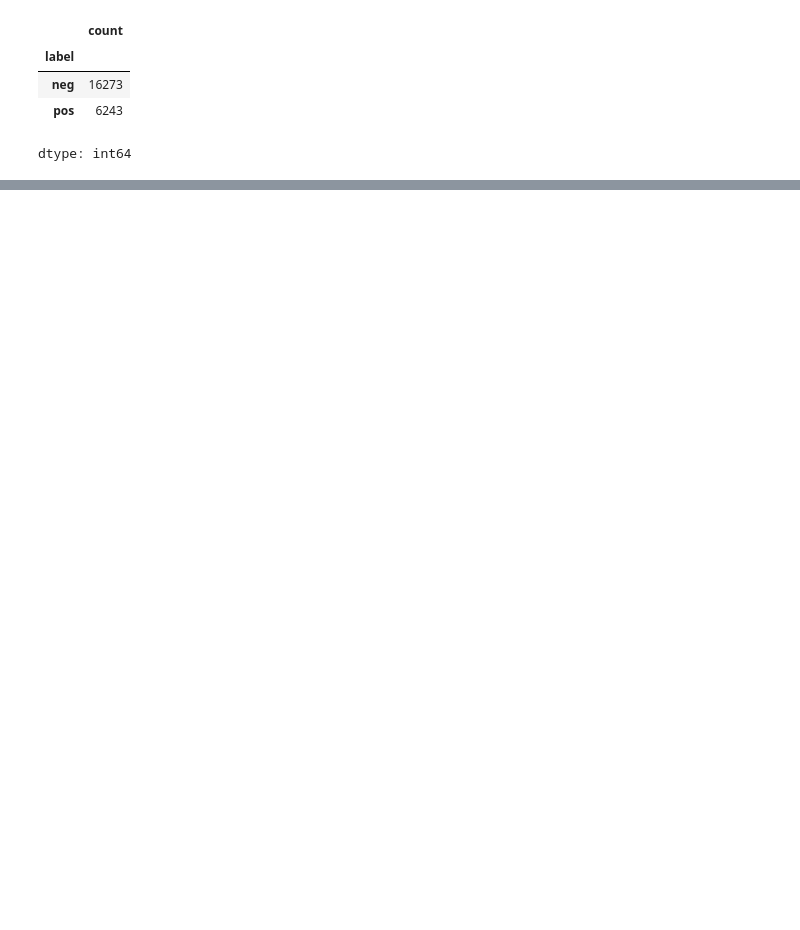
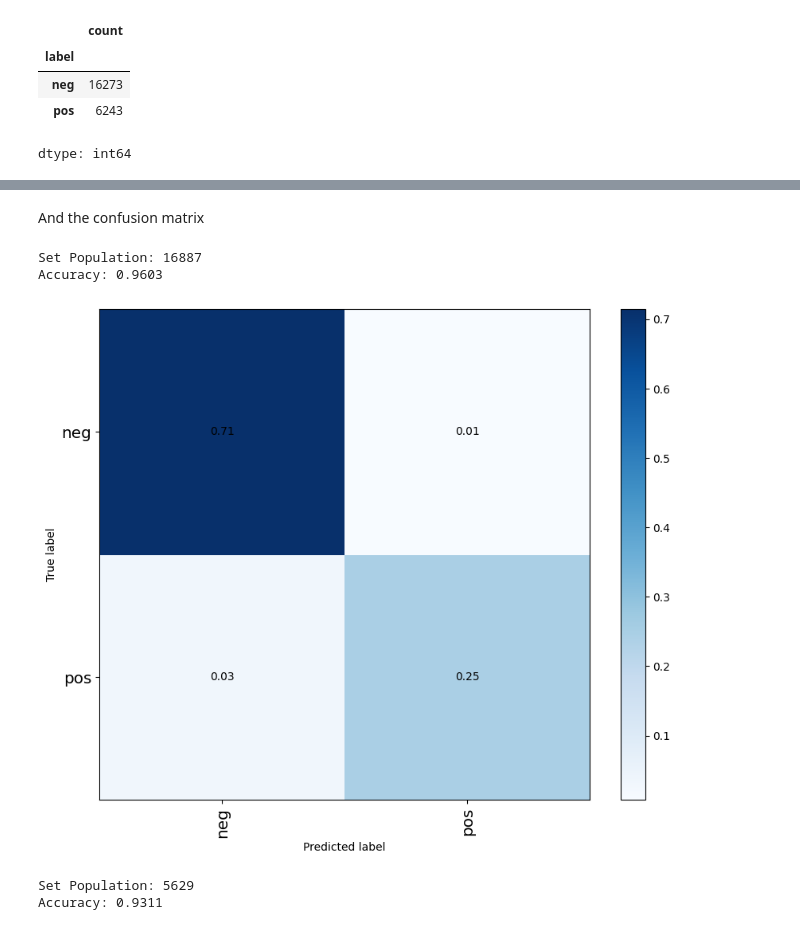
Before and after one commit to miam-bonbon/assignment-adv-nlp, a Jupyter notebook: adv_nlp_assignment_mh_03_baseline_model.ipynb, the cells around one changed output, grey strips where cells are left out. Drawn from its saved outputs; the diff is of its cells as text; code cells hidden in the pictures; blank space fills up the shorter version.

Commit message:
including first predictions and analytics

```diff
--- a/adv_nlp_assignment_mh_03_baseline_model.ipynb
+++ b/adv_nlp_assignment_mh_03_baseline_model.ipynb
@@ -63,7 +62,0 @@ Remove neutral sentiments, since we classify binary
-# %%
-# remove all neutral sentimens
-data = data.loc[(data["label"] != "neu")]
-# remove all nan
-data = data.dropna()
-
-data.shape
@@ -85,3 +69,13 @@ val_counts
 | neg | 16273 |
 | pos | 6243 |
 dtype: int64
+# %%
+from sklearn.model_selection import train_test_split
+
+data_train, data_test = train_test_split(data, shuffle=True, random_state=43, stratify=data["label"])
+
+X_train, y_train = data_train["text_clean"], data_train["label"]
+X_test, y_test = data_test["text_clean"], data_test["label"]
+
+# Now you have X_train, X_test, y_train, and y_test for your model training and evaluation
+print(X_train.shape, X_test.shape, y_train.shape, y_test.shape)
@@ -87,0 +108,14 @@ dtype: int64
+# %%
+%%time
+
+from sklearn.feature_extraction.text import TfidfVectorizer
+from sklearn.linear_model import SGDClassifier
+from sklearn.pipeline import Pipeline
+
+# we already preprocessed
+pipe = Pipeline([
+         ('vec', TfidfVectorizer()),
+         ("clf", SGDClassifier(n_jobs=5))
+        ])
+
+pipe.fit(X_train, y_train)
@@ -87,0 +126,5 @@ dtype: int64
+# %%
+%%time
+
+y_train_pred = pipe.predict(X_train)
+y_test_pred = pipe.predict(X_test)
@@ -87,0 +165,13 @@ dtype: int64
+# %% [markdown]
+And the confusion matrix
+# %%
+from fhnw.nlp.utils.ploting import plot_confusion_matrix
+
+plot_confusion_matrix(y_train.tolist(), y_train_pred)
+plot_confusion_matrix(y_test.tolist(), y_test_pred)
+# %% [output]
+Set Population: 16887
+Accuracy: 0.9603
+[figure, added]
+Set Population: 5629
+Accuracy: 0.9311
```
Also changed, not shown: parts of 20 cells of this notebook.
